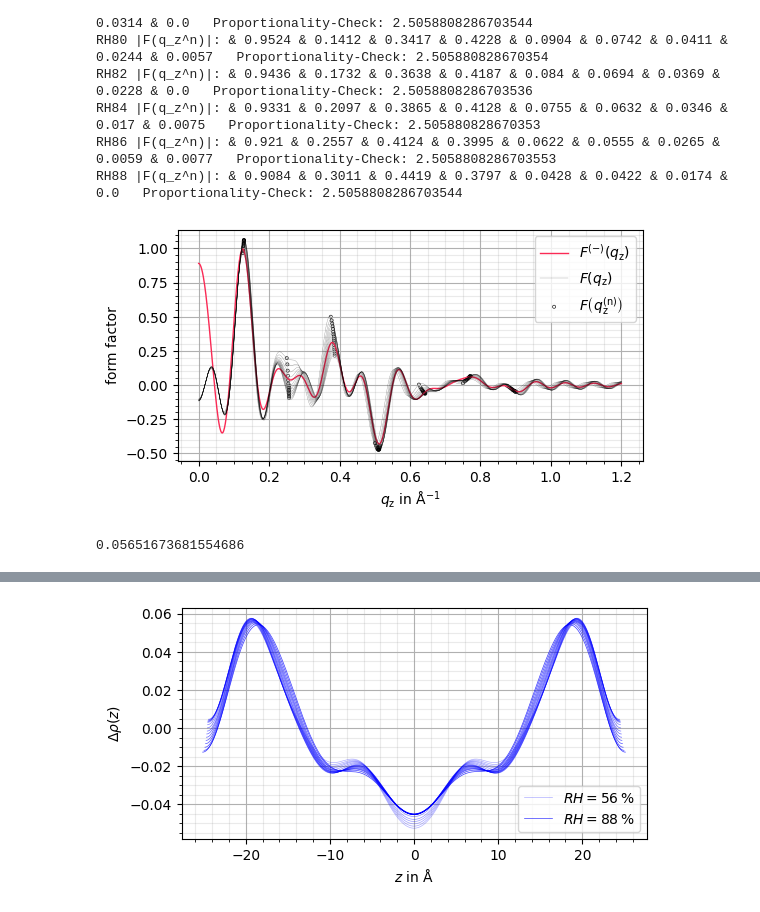
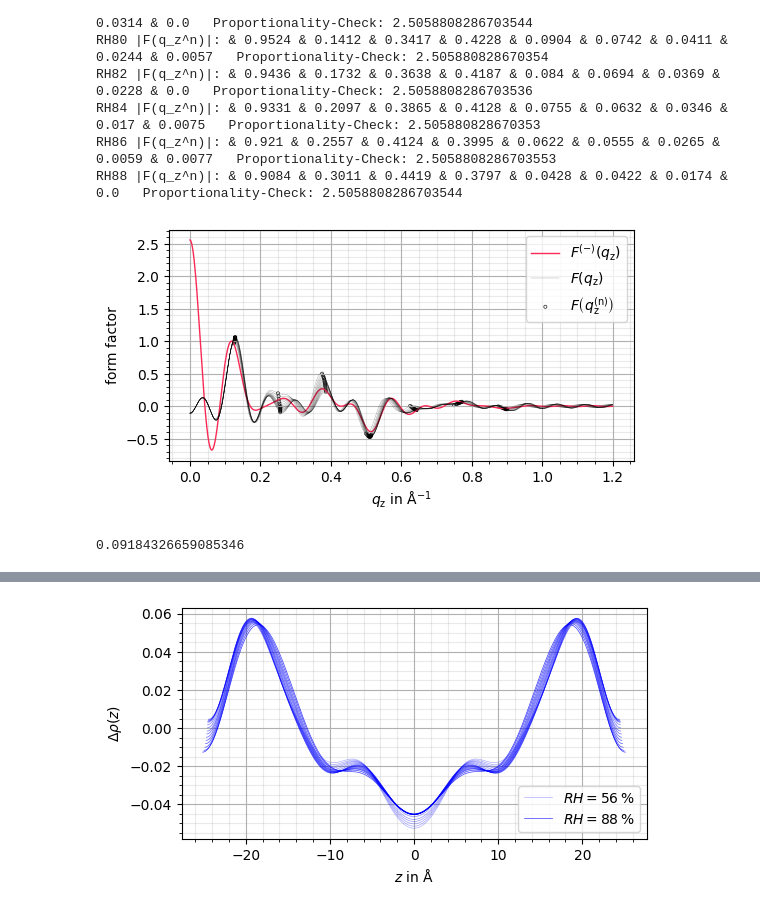
Before and after one commit to CVC97/ALC-24-25, a Jupyter notebook: BK.SLM_study_liquid_membranes/bk.slm_data_analysis.ipynb, the cells around one changed output, grey strips where cells are left out. Drawn from its saved outputs; the diff is of its cells as text; code cells hidden in the pictures.

Commit message:
BK.SLM: Major issue due to minor problem fixed, continuous minus fluid form factor now correct.

```diff
--- a/BK.SLM_study_liquid_membranes/bk.slm_data_analysis.ipynb
+++ b/BK.SLM_study_liquid_membranes/bk.slm_data_analysis.ipynb
@@ -382,11 +382,11 @@ def get_continuous_F_minus(phases):
                 nu_i = phases[i]                                                # phase i
                 F_i = F_q_z_n_array[i]                                          # form factor amplitude i
                 # calculate form factors for (n = -n_max till n = n_max excluding the order 0 term)
-                F_minus_q_z += nu_i * F_i * np.sinc(D/2*q_z - (-i-1)*np.pi) + nu_i * F_i * np.sinc(D/2*q_z - (i+1)*np.pi)
+                F_minus_q_z += nu_i * F_i * ( np.sinc(D/2*q_z + (i+1)*np.pi) + np.sinc(D/2*q_z - (i+1)*np.pi) )
                 # calculation the 0-order coefficient (with phase, how amazing is that ?)
                 F_minus_0 += 2*(-1)**i * nu_i * F_i
             # add the order 0 term to fourier series
-            F_minus_q_z += np.sinc(D/2*q_z)
+            F_minus_q_z += F_minus_0 * np.sinc(D/2*q_z)
             # add the newest value to the list
             F_minus_q_z_list.append(F_minus_q_z)
         # return the average value between all RHs
@@ -403,10 +403,10 @@ def get_continuous_F(RH_key, phases):
         F_q_z = 0                                                               # initialization of the fourier sum
         # iterate through the form factors until order max_n
         for i in range(max_n):
-            nu_i = phases[i]                                                # phase i
-            F_i = F_q_z_n_array[i]                                          # form factor amplitude i
+            nu_i = phases[i]                                                    # phase i
+            F_i = F_q_z_n_array[i]                                              # form factor amplitude i
             # calculate form factors for (n = -n_max till n = n_max excluding the order 0 term)
-            F_q_z += nu_i * F_i * np.sinc(D/2*q_z - (-i-1)*np.pi) + nu_i * F_i * np.sinc(D/2*q_z - (i+1)*np.pi)
+            F_q_z += nu_i * F_i * ( np.sinc(D/2*q_z + (i+1)*np.pi) + np.sinc(D/2*q_z - (i+1)*np.pi) )
         return F_q_z
     return F_continuous
 
@@ -417,12 +417,12 @@ def phase_factor_performance(phases, plot = 0):
     mean_squared_deviation_list = []
     # iterate over all RH values
     for key in RH_data_dict:
-        # q_z_n_array = RH_data_dict[key]["q_z_max"]                                    # q_z values for evaluation
+        # q_z_n_array = RH_data_dict[key]["q_z_max"]                            # q_z values for evaluation
         D = RH_data_dict[key]["D"]                                              # period D for current RH
         # iterate through n_max form factor amplitudes for each RH
         for i in range(max_n):
             F_func = get_continuous_F(key, phases)                              # get the analytical approximation of the continuous form factor
-            # q_z = q_z_n_array[i]                                                  # q_z value to be evaluated
+            # q_z = q_z_n_array[i]                                              # q_z value to be evaluated
             q_z = 2*np.pi/D * (i+1)                                             # q_z value to be evaluated
             F_minus_analytical = F_minus_func(q_z)                              # evaluation of the continuous minus fluid form factor at q_z
             F_analytical = F_func(q_z)                                          # evaluation of the continuous form factor at q_z
@@ -469,35 +469,35 @@ def phase_factor_performance(phases, plot = 0):
             # evaluated q_z_n
             D = RH_data_dict[f"RH{RH}"]["D"]                                                   # period D for current RH
             q_z_n_plot_list = []                                                            # q_z_n values for plotting
             F_q_z_n_plot_list = []                                                          # corresponding F_q_z_n values for plotting
             for i in range(max_n):
                 # values for plotting
                 q_z_n = 2*np.pi/D * (i+1)                                                   # q_z_n from period length
                 F_q_z_n = F_RH_func(q_z_n)                                                # corresponding F_q_z_n
                 # add values for plotting to plot list
                 q_z_n_plot_list.append(q_z_n)
                 F_q_z_n_plot_list.append(F_q_z_n)
             ax.scatter(q_z_n_plot_list, F_q_z_n_plot_list, s = 5, marker = "o", edgecolor = "black", facecolor = "none", alpha = RH/100, linewidth = 0.5)
 
         # ax.set_yticks([-1, -0.5, 0, 0.5, 1])
         # ax.set_yticklabels(["-1", "", "0", "", "1"])
         ax.legend()
         ax.legend(loc="upper right")
 
         plt.savefig('BK.SLM_visualizations/continuous_form_factors.pdf', facecolor = 'white', bbox_inches='tight')
         plt.savefig('BK.SLM_visualizations/continuous_form_factors.pgf', facecolor = 'white', bbox_inches='tight')
         plt.show()
 
     # return the RMSD for the given phases
     return np.sqrt(sum(mean_squared_deviation_list) / len(mean_squared_deviation_list))
 
 
 # list of phases (0-order will be determined from the other phases, genius !!!)
 phases_list = [1, 1, 1, -1, -1, 1, -1]
 phase_factor_performance(phases_list, plot = 1)
 # %% [output]
-[figure, old version]
+[figure, new version]
-0.05651673681554686
+0.09184326659085346
 # %%
 # +++++ GENERATE ALL COMBINATIONS OF PHASE FACTORS AND EVALUATE THEIR FIT +++++
 
```
Also changed, not shown: parts of 4 cells of this notebook, 8 other files.
